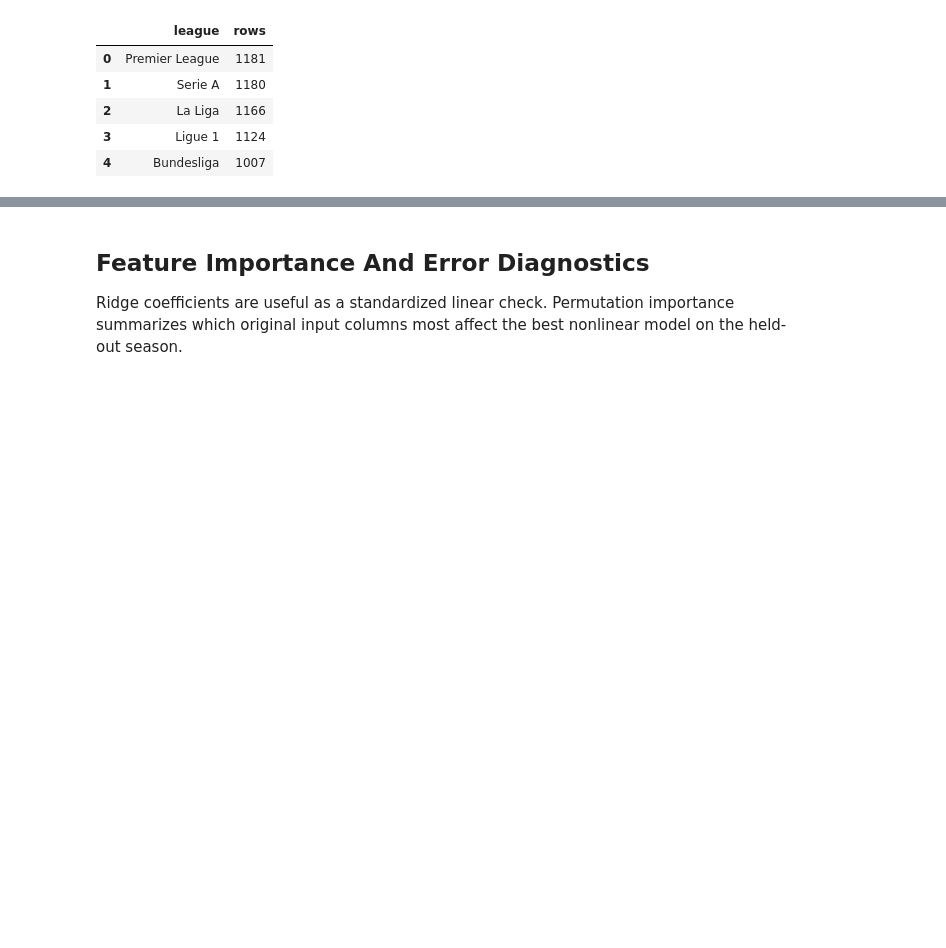
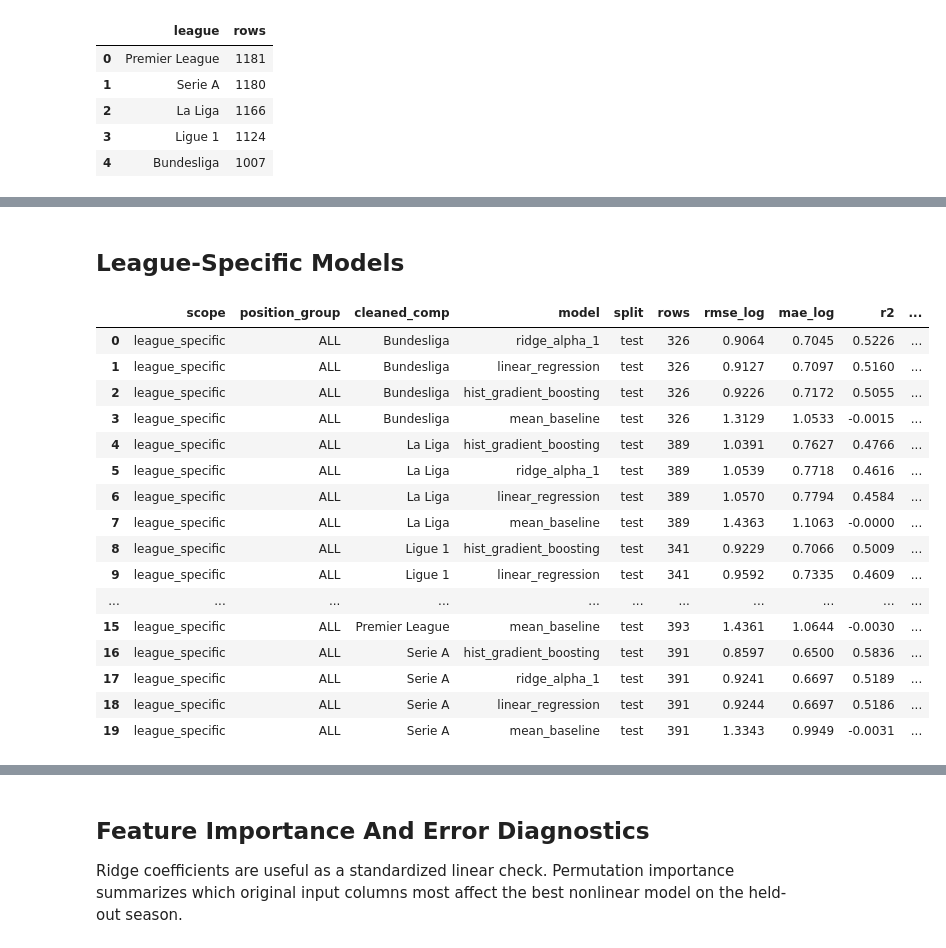
Before and after one commit to davidaslanyan2202/capstone-new, a Jupyter notebook: analysis/eda_and_baseline.ipynb, the cells around one changed output, grey strips where cells are left out. Drawn from its saved outputs; the diff is of its cells as text; code cells hidden in the pictures; blank space fills up the shorter version.

```diff
--- a/analysis/eda_and_baseline.ipynb
+++ b/analysis/eda_and_baseline.ipynb
@@ -139,0 +155,27 @@ position_test_metrics
+# %% [markdown]
+## League-Specific Models
+# %%
+league_test_metrics = (
+    metrics[(metrics["scope"] == "league_specific") & (metrics["split"] == "test")]
+    .sort_values(["cleaned_comp", "rmse_log"])
+    .reset_index(drop=True)
+)
+league_test_metrics
+# %% [output]
+|  | scope | position_group | cleaned_comp | model | split | rows | rmse_log | mae_log | r2 | ... |
+| 0 | league_specific | ALL | Bundesliga | ridge_alpha_1 | test | 326 | 0.9064 | 0.7045 | 0.5226 | ... |
+| 1 | league_specific | ALL | Bundesliga | linear_regression | test | 326 | 0.9127 | 0.7097 | 0.5160 | ... |
+| 2 | league_specific | ALL | Bundesliga | hist_gradient_boosting | test | 326 | 0.9226 | 0.7172 | 0.5055 | ... |
+| 3 | league_specific | ALL | Bundesliga | mean_baseline | test | 326 | 1.3129 | 1.0533 | -0.0015 | ... |
+| 4 | league_specific | ALL | La Liga | hist_gradient_boosting | test | 389 | 1.0391 | 0.7627 | 0.4766 | ... |
+| 5 | league_specific | ALL | La Liga | ridge_alpha_1 | test | 389 | 1.0539 | 0.7718 | 0.4616 | ... |
+| 6 | league_specific | ALL | La Liga | linear_regression | test | 389 | 1.0570 | 0.7794 | 0.4584 | ... |
+| 7 | league_specific | ALL | La Liga | mean_baseline | test | 389 | 1.4363 | 1.1063 | -0.0000 | ... |
+| 8 | league_specific | ALL | Ligue 1 | hist_gradient_boosting | test | 341 | 0.9229 | 0.7066 | 0.5009 | ... |
+| 9 | league_specific | ALL | Ligue 1 | linear_regression | test | 341 | 0.9592 | 0.7335 | 0.4609 | ... |
+| ... | ... | ... | ... | ... | ... | ... | ... | ... | ... | ... |
+| 15 | league_specific | ALL | Premier League | mean_baseline | test | 393 | 1.4361 | 1.0644 | -0.0030 | ... |
+| 16 | league_specific | ALL | Serie A | hist_gradient_boosting | test | 391 | 0.8597 | 0.6500 | 0.5836 | ... |
+| 17 | league_specific | ALL | Serie A | ridge_alpha_1 | test | 391 | 0.9241 | 0.6697 | 0.5189 | ... |
+| 18 | league_specific | ALL | Serie A | linear_regression | test | 391 | 0.9244 | 0.6697 | 0.5186 | ... |
+| 19 | league_specific | ALL | Serie A | mean_baseline | test | 391 | 1.3343 | 0.9949 | -0.0031 | ... |
```
Also changed, not shown: parts of 12 cells of this notebook, 13 other files.
